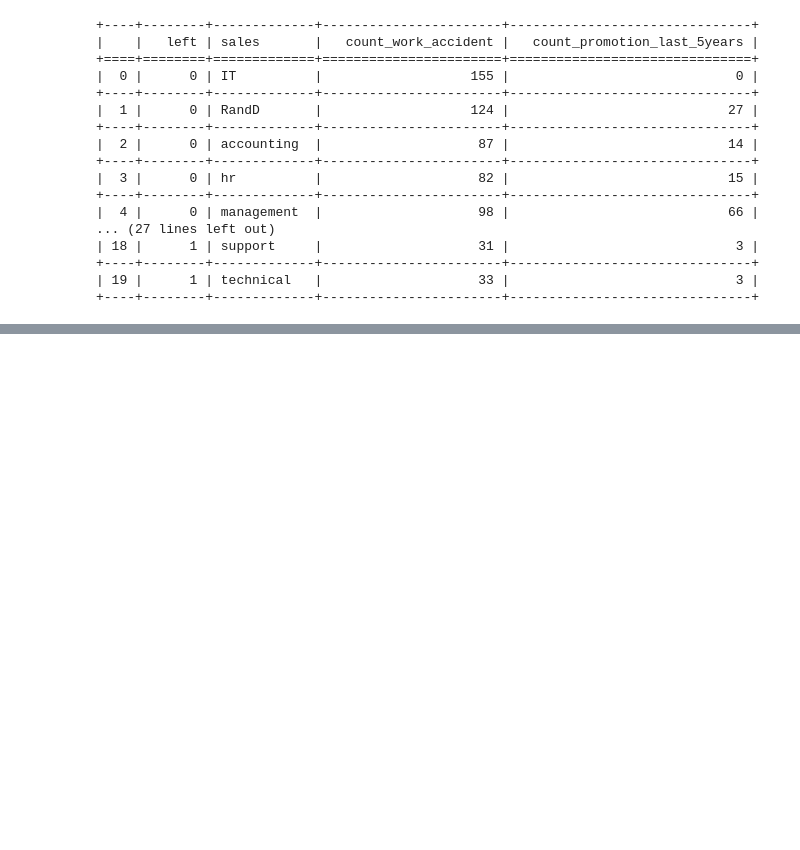
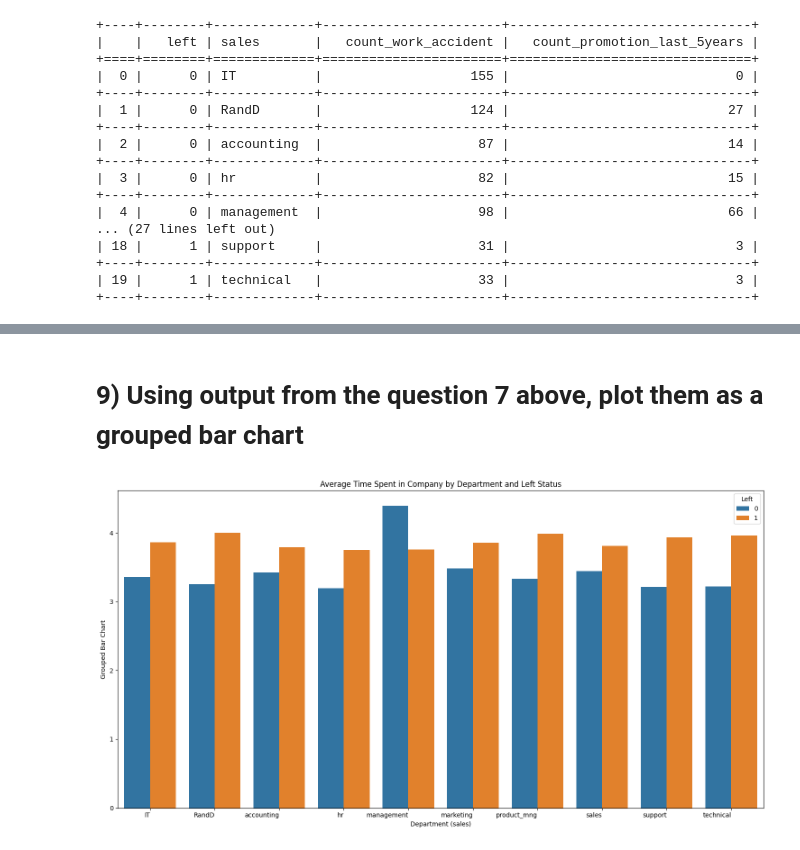
Before and after one commit to aswinudhesh/Data-Analytics, a Jupyter notebook: Human_Resources.ipynb, the cells around one changed output, grey strips where cells are left out. Cells and saved outputs as stored; diff of their text form; code cells hidden in the pictures; blank space fills up the shorter version.

```diff
--- a/Human_Resources.ipynb
+++ b/Human_Resources.ipynb
@@ -214,0 +218,26 @@ print(tabulate(total_work_accident_promotion, headers='keys', tablefmt='grid', s
+# %%
+merged_df = pd.merge(avg_time_spend_company_and_hours, avg_time_hours, on=['left', 'sales'], how='inner')
+
+merged_df = pd.merge(merged_df, min_max_avg_evaluation_satisfaction, on=['left', 'sales'], how='inner')
+
+merged_df = pd.merge(merged_df, total_work_accident_promotion, on=['left', 'sales'], how='inner')
+
+# Rename the columns to match the desired output
+merged_df = merged_df.rename(columns={
+    'avg_time_spend_company_x': 'avg_time_spend_company',
+    'avg_average_monthly_hours_x': 'avg_average_monthly_hours',
+    'avg_time_spend_company_y': 'min_time_spend_company',
+    'avg_average_monthly_hours_y': 'min_average_monthly_hours',
+    'max_last_evaluation': 'max_last_evaluation',
+    'avg_last_evaluation': 'avg_last_evaluation',
+    'min_satisfaction_level': 'min_satisfaction_level',
+    'max_satisfaction_level': 'max_satisfaction_level',
+    'avg_satisfaction_level': 'avg_satisfaction_level',
+    'count_work_accident': 'count_work_accident',
+    'count_promotion_last_5years': 'count_promotion_last_5years'
+
+})
+
+
+# Display the merged dataframe
+print(tabulate(merged_df, headers='keys', tablefmt='grid', showindex=True))
@@ -214,0 +262,15 @@ print(tabulate(total_work_accident_promotion, headers='keys', tablefmt='grid', s
+# %% [markdown]
+# 9) Using output from the question 7 above, plot them as a grouped bar chart
+# %%
+warnings.filterwarnings("ignore", message="When grouping with a length-1 list-like, you will need to pass a length-1 tuple to get_group")
+plt.figure(figsize=(15, 8))
+sns.barplot(x='sales', y='avg_time_spend_company', hue='left', data=merged_df)
+plt.xlabel('Department (sales)')
+plt.ylabel('Grouped Bar Chart')
+plt.title('Average Time Spent in Company by Department and Left Status')
+plt.xticks(rotation=0, ha='right')
+plt.legend(title='Left')
+plt.tight_layout()
+plt.show()
+# %% [output]
+[figure, added]
```
Also changed, not shown: parts of 3 cells of this notebook.
